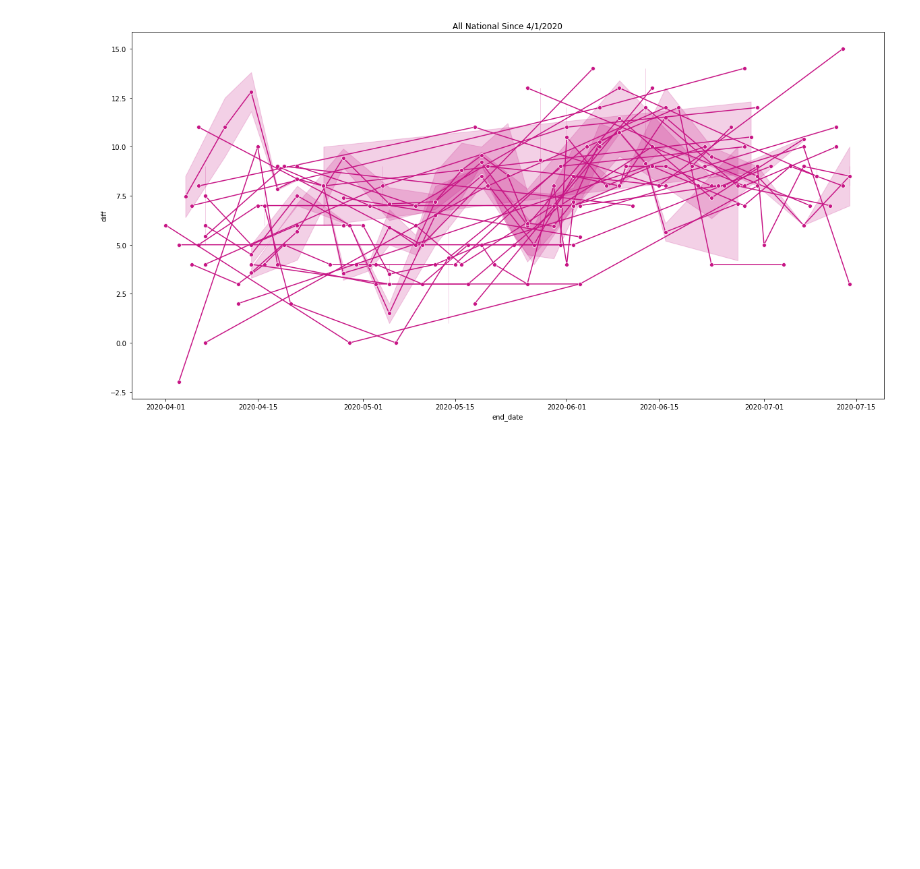
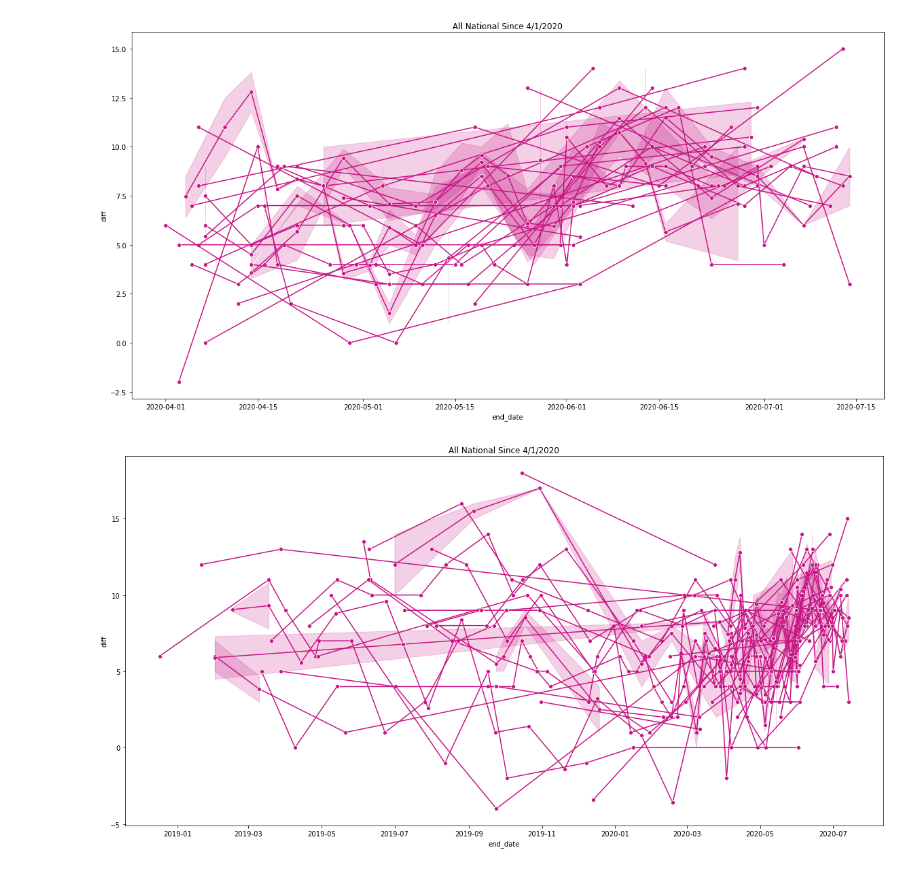
Before and after one commit to malan88/polling, a Jupyter notebook: exploration.ipynb, the cells around one changed output. Drawn from its saved outputs; the diff is of its cells as text; code cells hidden in the pictures; blank space fills up the shorter version.

Commit message:
Add all national since beginning

```diff
--- a/exploration.ipynb
+++ b/exploration.ipynb
@@ -205,3 +205,16 @@ for i, pollster in enumerate(national_pollsters):
         fig.savefig('all_national.png')
 # %% [output]
 [figure]
+# %%
+plt.figure(1000, figsize=(20,10))
+for i, pollster in enumerate(national_pollsters):
+    tmp = npolls[(npolls['pollster'] == pollster) & npolls['diff'].notnull()]
+    if tmp.shape[0] > 1:
+        plot = sns.lineplot(x='end_date', y='diff',
+                            data=tmp,
+                            marker='o', color='mediumvioletred',
+                           ).set_title('All National Since 4/1/2020')
+        fig = plot.get_figure()
+        fig.savefig('all_national_since_beginning.png')
+# %% [output]
+[figure, added]
```
Also changed, not shown: 1 other file.
